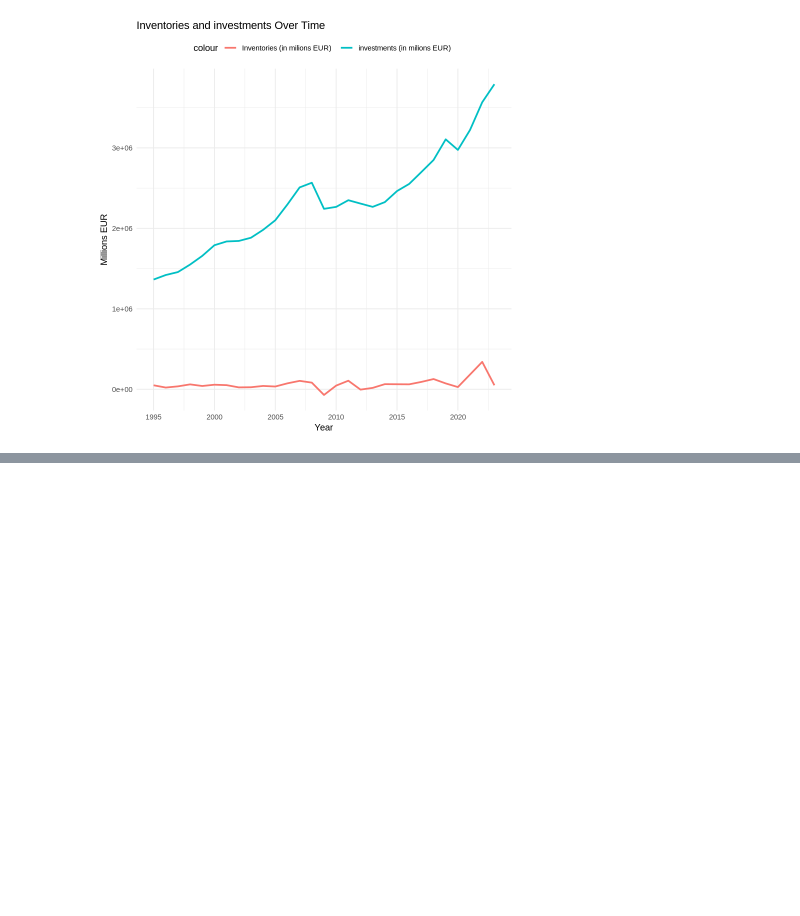
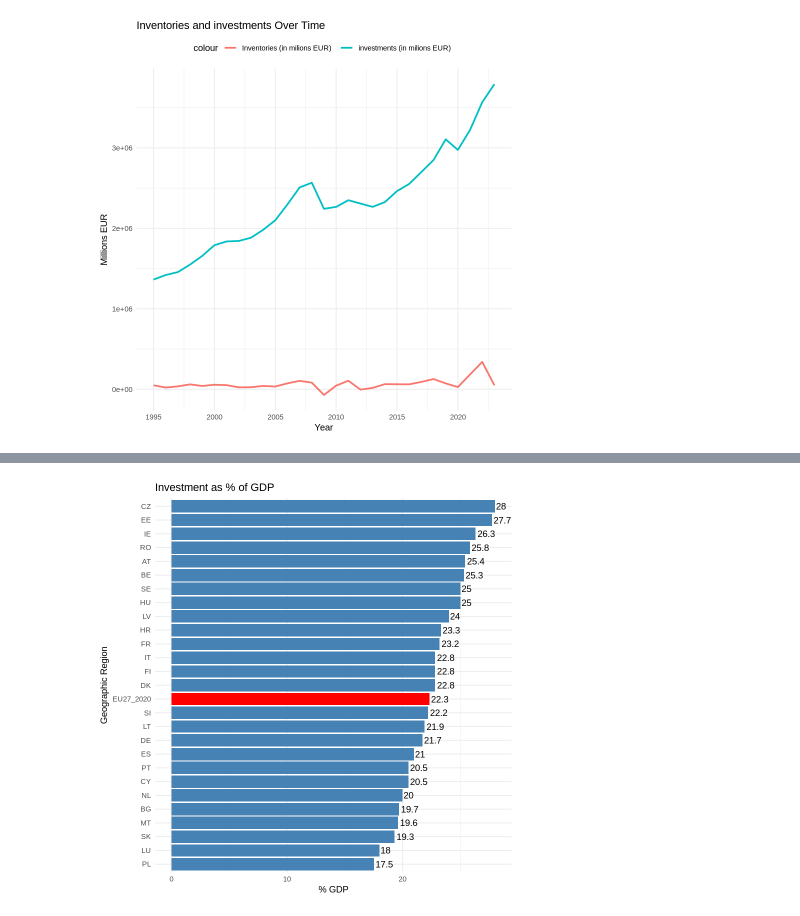
Before and after one commit to urosgodnov/BigData, a Jupyter notebook: ANALYSIS_OF_ECONOMIC_PERFORMANCE_OF_COUNTRIES_OVER_TIME.ipynb, the cells around one changed output, grey strips where cells are left out. Saved outputs shown, nothing was run; the diff lists cells and outputs as text; code cells hidden in the pictures; blank space fills up the shorter version.

```diff
--- a/ANALYSIS_OF_ECONOMIC_PERFORMANCE_OF_COUNTRIES_OVER_TIME.ipynb
+++ b/ANALYSIS_OF_ECONOMIC_PERFORMANCE_OF_COUNTRIES_OVER_TIME.ipynb
@@ -722,0 +791,14 @@ df |>
+# %%
+units<-"Percentage of gross domestic product (GDP)"
+na_items<-"Gross capital formation"
+# %%
+df<-data_1_filtered |>
+  dplyr::filter(unitlabel %in% units) |>
+  dplyr::filter(year==2023) |>
+  dplyr::filter(na_itemlabel %in% na_items) |>
+  dplyr::select(geo, values) |>
+  rename("% GDP"="values")
+
+   df|>
+    gt() |>
+    gts()
@@ -722,0 +853,15 @@ df |>
+# %%
+ggplot(df, aes(x = reorder(geo, `% GDP`), y = `% GDP`, fill = geo == "EU27_2020")) +
+  geom_bar(stat = "identity") +
+  geom_text(aes(label = round(`% GDP`, 2)), hjust = -0.1) +
+  scale_fill_manual(values = c("TRUE" = "red", "FALSE" = "steelblue")) +  # Red for EU27_2020, blue for others
+  labs(
+    title = "Investment as % of GDP",
+    x = "Geographic Region",
+    y = "% GDP"
+  ) +
+  coord_flip() +  # Flip the x and y axes
+  theme_minimal() +
+  theme(legend.position = "none")
+# %% [output]
+[figure, added]
```
Also changed, not shown: parts of 9 cells of this notebook.
